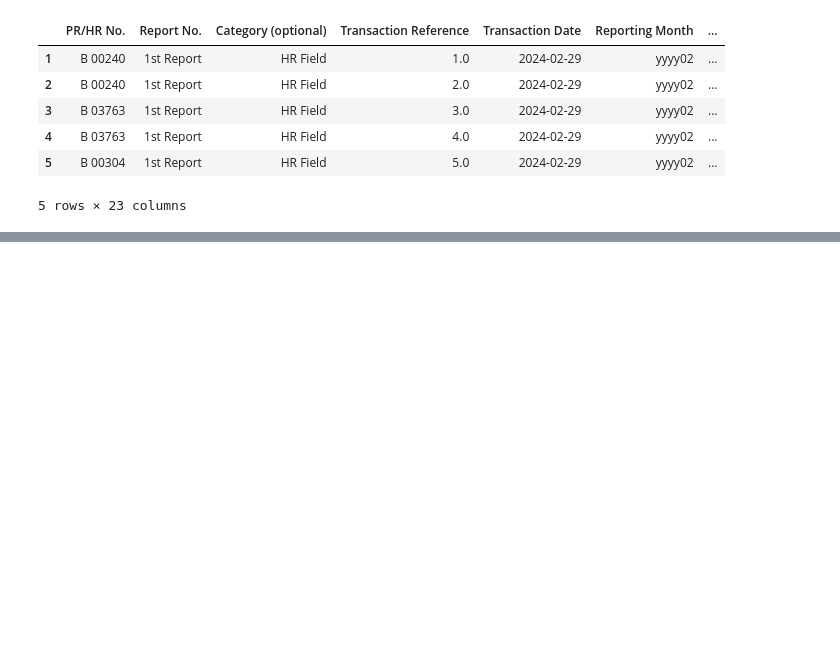
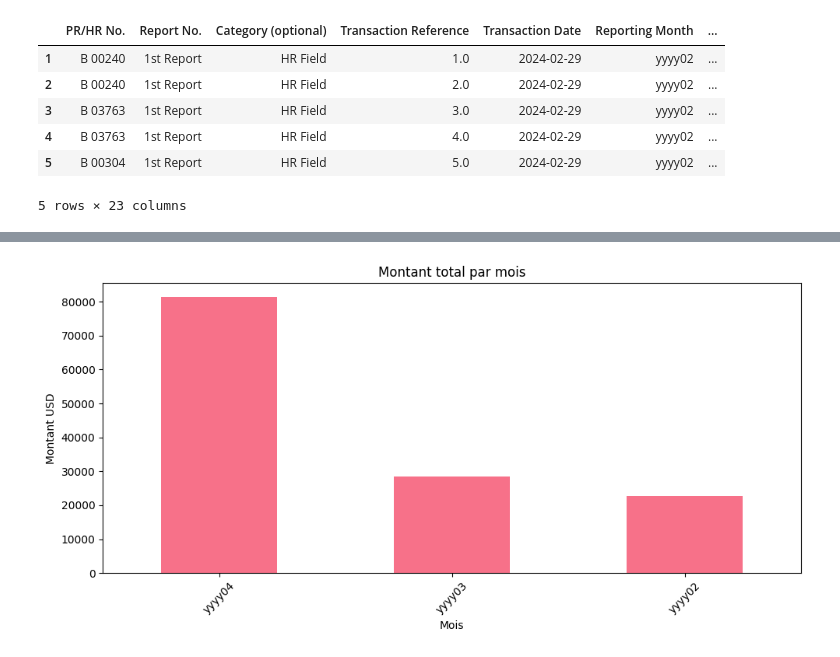
Before and after one commit to MaryaLatif/pi2-zacca, a Jupyter notebook: project.ipynb, the cells around one changed output, grey strips where cells are left out. Saved outputs shown, nothing was run; the diff lists cells and outputs as text; code cells hidden in the pictures; blank space fills up the shorter version.

```diff
--- a/project.ipynb
+++ b/project.ipynb
@@ -26,0 +121,12 @@ solidarity_syria.head()
+# %%
+monthly = finance_report.groupby('Reporting Month')[' Total Amount In USD'].sum().sort_values(ascending=False)
+plt.figure(figsize=(10, 5))
+monthly.plot(kind='bar')
+plt.title('Montant total par mois')
+plt.xlabel('Mois')
+plt.ylabel('Montant USD')
+plt.xticks(rotation=45)
+plt.tight_layout()
+plt.show()
+# %% [output]
+[figure, added]
```
Also changed, not shown: parts of 24 cells of this notebook, 2 other files.
